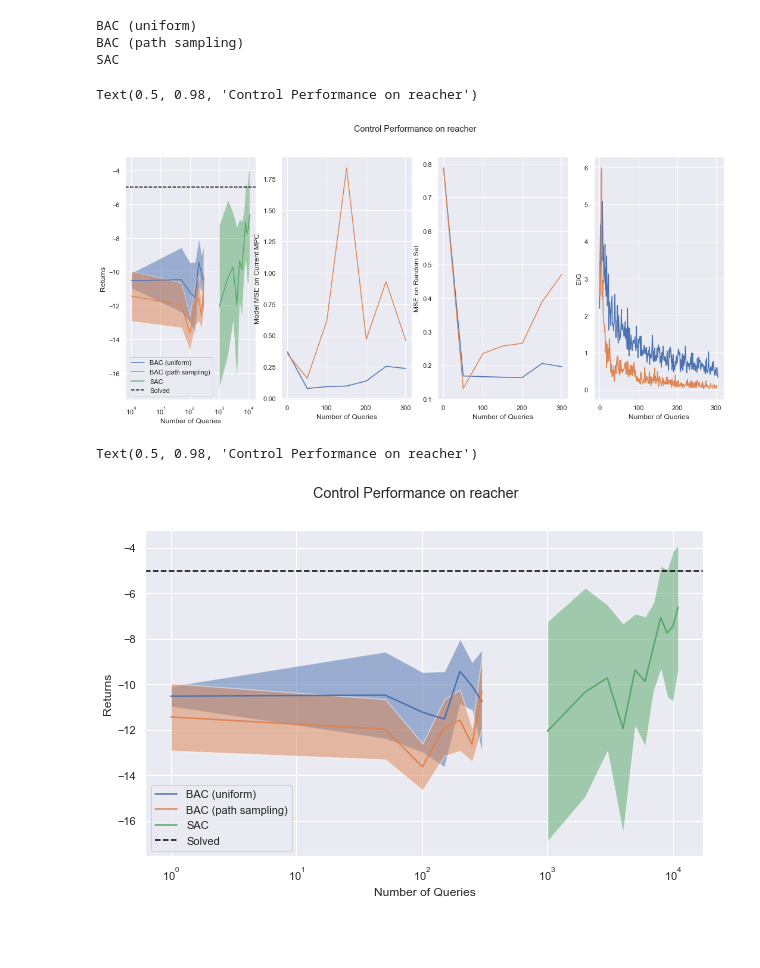
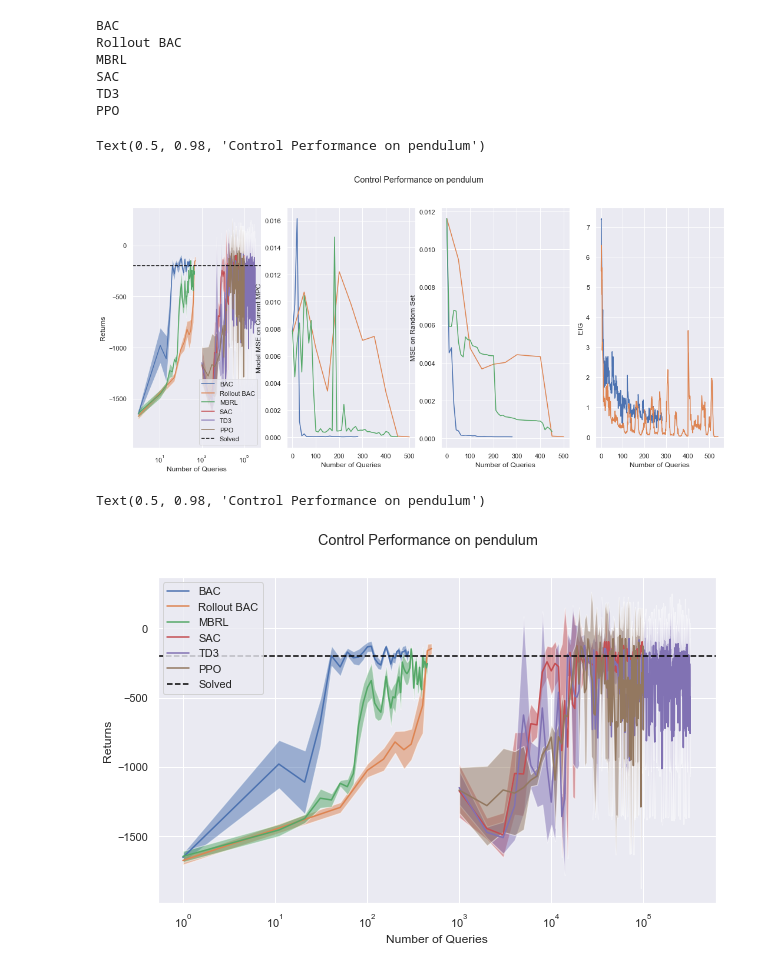
Before and after one commit to fusion-ml/trajectory-information-rl, a Jupyter notebook: notebooks/plot_returns.ipynb, the cells around one changed output. Saved outputs shown, nothing was run; the diff lists cells and outputs as text; code cells hidden in the pictures; blank space fills up the shorter version.

```diff
--- a/notebooks/plot_returns.ipynb
+++ b/notebooks/plot_returns.ipynb
@@ -13,7 +13,7 @@ sns.set_theme()
 base_path = Path('../experiments')
 baseline_path = Path('../../bac-baselines/experiments')
 # %%
-env_name = 'reacher'
+env_name = 'pendulum'
 # %%
 pend_paths = {# 'BAC (seed 12)': 'random_init_12_2021-08-05/10-02-01/',
          'BAC': 'pend_norm_tele_mg_3mc_2021-08-16/21-16-21',
@@ -33,6 +33,10 @@ cartpole_paths = {
          'TD3': 'td3_cartpole_2021-08-31/16-45-53/',
          'PPO': 'cartpole_ppo_fixed_2021-08-31/extra/',
 }
+# %%
+lava_paths = {
+        'BAC': 'bac_lava_path_2021-09-09/10-57-31/',
+}
 # %%
 reacher_paths = {
         'BAC (uniform)': 'bac_reacher_2021-09-01/17-14-04/',
@@ -40,9 +44,9 @@ reacher_paths = {
         'SAC': 'sac_reacher_2021-09-02/22-41-22/',
 }
 # %%
-all_paths = {"cartpole": cartpole_paths, "pendulum": pend_paths, "reacher": reacher_paths}
+all_paths = {"cartpole": cartpole_paths, "pendulum": pend_paths, "reacher": reacher_paths, 'lava_path': lava_paths}
 paths = all_paths[env_name]
-gt = {"pendulum": -200, "cartpole": -12.5, "reacher": -5}
+gt = {"pendulum": -200, "cartpole": -12.5, "reacher": -5, 'lava_path': -23}
 gt_val = gt[env_name]
 # %%
 def process_bac(data):
@@ -75,9 +79,12 @@ for key, path in paths.items():
         continue
     print(f"Data for {key} not found!")
 # %% [output]
-BAC (uniform)
-BAC (path sampling)
+BAC
+Rollout BAC
+MBRL
 SAC
+TD3
+PPO
 # %%
 fig, [ax1, ax2, ax3, ax4] = plt.subplots(1, 4, figsize=(18, 7.5))
 for key, vals in data.items():
@@ -88,35 +95,37 @@ for key, vals in data.items():
     ax1.fill_between(ndata, rmean - rstderr, rmean + rstderr, alpha=0.5)
     if 'Model MSE' in vals:
         mses = vals['Model MSE']
         ax2.plot(ndata, mses, label=key)
     elif 'Model MSE (current MPC)' in vals:
         mses = vals['Model MSE (current MPC)']
         ax2.plot(ndata, mses, label=key)
     if 'Model MSE (random test set)' in vals:
         mses = vals['Model MSE (random test set)']
         ax3.plot(ndata, mses, label=key)
     if 'Acquisition Function Value' in vals:
         acqs = vals['Acquisition Function Value']
         ax4.plot(acqs, label=key)
     else:
         ax4.plot([], label=key)
 
 
 ax1.set_xlabel('Number of Queries')
 ax1.set_ylabel('Returns')
 ax1.axhline(gt_val, color='black', linestyle='--', label='Solved')
 ax1.legend()
 ax2.set_xlabel('Number of Queries')
 ax2.set_ylabel('Model MSE on Current MPC')
 ax3.set_ylabel("MSE on Random Set")
 ax3.set_xlabel('Number of Queries')
 ax4.set_xlabel('Number of Queries')
 ax4.set_ylabel('EIG')
+if env_name == 'lava_path':
+    ax1.set_ylim(-1000, 0)
 ax1.set_xscale('log')
 fig.suptitle(f"Control Performance on {env_name}")
 # %% [output]
-Text(0.5, 0.98, 'Control Performance on reacher')
+Text(0.5, 0.98, 'Control Performance on pendulum')
-[figure, old version]
+[figure, new version]
 # %%
 fig, ax = plt.subplots(figsize=(10,6))
 for key, vals in data.items():
@@ -132,5 +141,5 @@ ax.legend()
 ax.set_xscale('log')
 fig.suptitle(f"Control Performance on {env_name}")
 # %% [output]
-Text(0.5, 0.98, 'Control Performance on reacher')
+Text(0.5, 0.98, 'Control Performance on pendulum')
-[figure, old version]
+[figure, new version]
```
Also changed, not shown: 15 other files.
